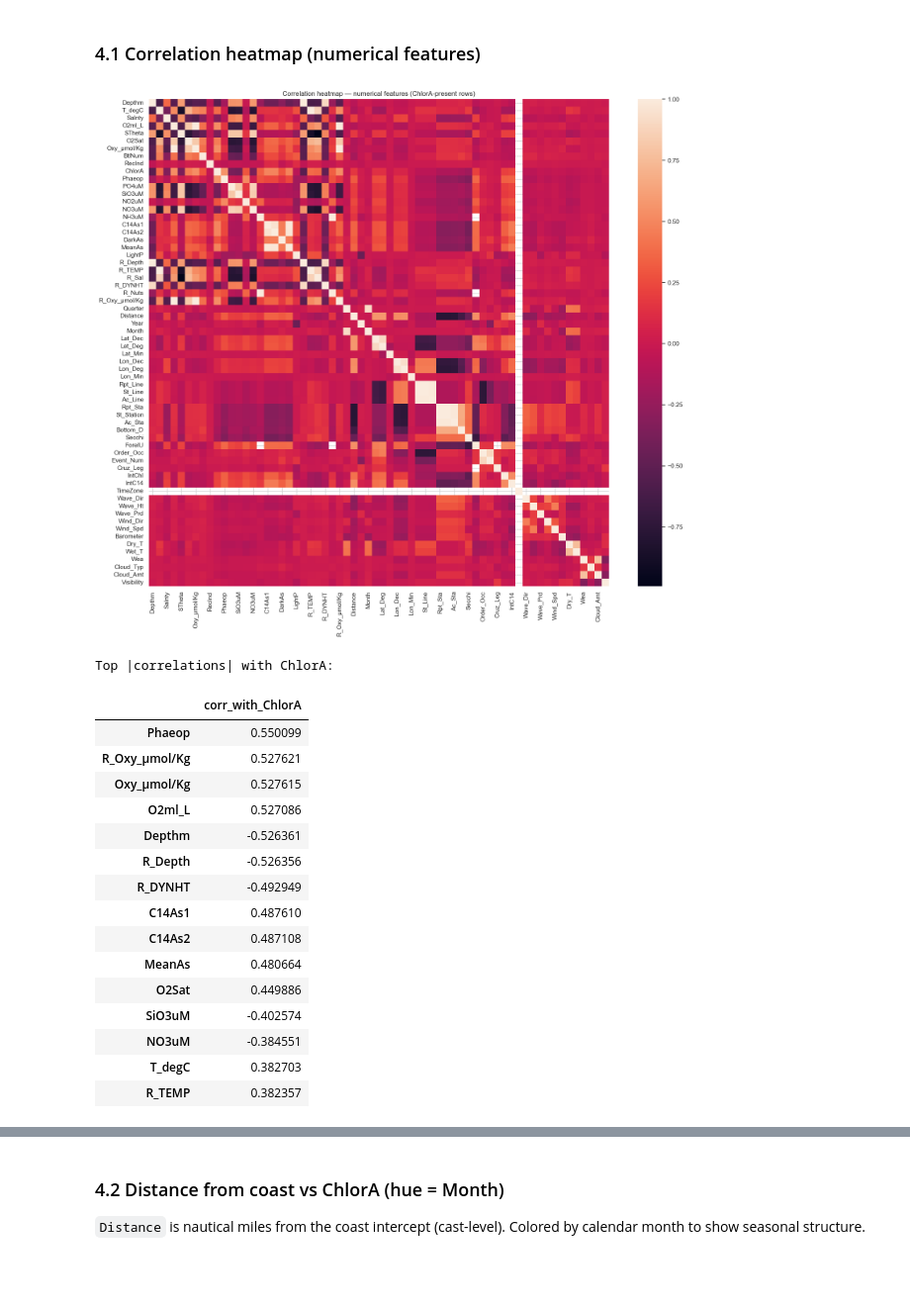
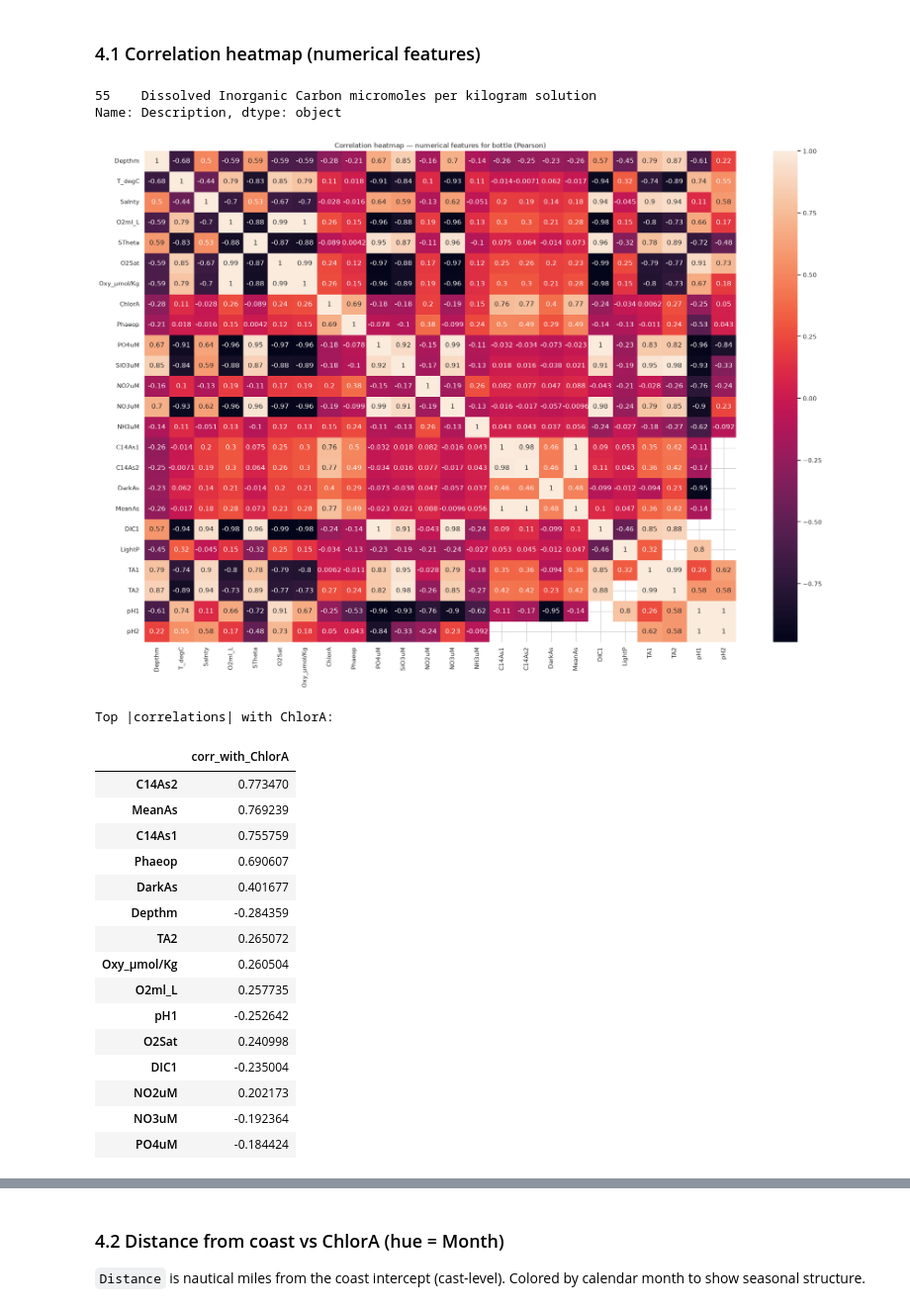
Before and after one commit to beppvis/23CSE301-Machine-Learning-Project, a Jupyter notebook: notebooks/regression_towards_chlora.ipynb, the cells around one changed output, grey strips where cells are left out. Shown at 99% size. Drawn from its saved outputs; the diff is of its cells as text; code cells hidden in the pictures; blank space fills up the shorter version.

```diff
--- a/notebooks/regression_towards_chlora.ipynb
+++ b/notebooks/regression_towards_chlora.ipynb
@@ -164,38 +140,51 @@ Numeric features used in heatmap: 64
 # %% [markdown]
 ### 4.1 Correlation heatmap (numerical features)
+# %%
+whatis('DIC1',bottle_desc)
+# %% [output]
+55    Dissolved Inorganic Carbon micromoles per kilogram solution
+Name: Description, dtype: object
 # %%
-corr = eda[corr_cols].corr(method="kendall",numeric_only=True)
+bottle_numeric_features = ['Depthm', 'T_degC',
+       'Salnty', 'O2ml_L', 'STheta', 'O2Sat', 'Oxy_µmol/Kg','ChlorA', 'Phaeop','PO4uM',
+       'SiO3uM',  'NO2uM',  'NO3uM','NH3uM',
+       'C14As1', 'C14As2',
+       'DarkAs',  'MeanAs','DIC1',
+       'LightP', 'TA1', 'TA2', 'pH1', 'pH2']
 
-fig, ax = plt.subplots(figsize=(16, 14))
+corr = df[bottle_numeric_features].corr(method="pearson",numeric_only=True)
+
+fig, ax = plt.subplots(figsize=(20, 14))
 sns.heatmap(
     corr,
+    annot=True
 
 )
-ax.set_title("Correlation heatmap — numerical features (ChlorA-present rows)")
+ax.set_title("Correlation heatmap — numerical features for bottle (Pearson)")
 plt.tight_layout()
 plt.show()
 
 # ChlorA correlations ranked
 if "ChlorA" in corr.columns:
     chlora_corr = corr["ChlorA"].drop("ChlorA").sort_values(key=abs, ascending=False)
     print("Top |correlations| with ChlorA:")
     display(chlora_corr.head(15).to_frame("corr_with_ChlorA"))
 # %% [output]
-[figure, old version]
+[figure, new version]
 Top |correlations| with ChlorA:
 |  | corr_with_ChlorA |
-| Phaeop | 0.550099 |
-| R_Oxy_µmol/Kg | 0.527621 |
-| Oxy_µmol/Kg | 0.527615 |
-| O2ml_L | 0.527086 |
-| Depthm | -0.526361 |
-| R_Depth | -0.526356 |
-| R_DYNHT | -0.492949 |
-| C14As1 | 0.487610 |
-| C14As2 | 0.487108 |
-| MeanAs | 0.480664 |
-| O2Sat | 0.449886 |
-| SiO3uM | -0.402574 |
-| NO3uM | -0.384551 |
-| T_degC | 0.382703 |
-| R_TEMP | 0.382357 |
+| C14As2 | 0.773470 |
+| MeanAs | 0.769239 |
+| C14As1 | 0.755759 |
+| Phaeop | 0.690607 |
+| DarkAs | 0.401677 |
+| Depthm | -0.284359 |
+| TA2 | 0.265072 |
+| Oxy_µmol/Kg | 0.260504 |
+| O2ml_L | 0.257735 |
+| pH1 | -0.252642 |
+| O2Sat | 0.240998 |
+| DIC1 | -0.235004 |
+| NO2uM | 0.202173 |
+| NO3uM | -0.192364 |
+| PO4uM | -0.184424 |
```
Also changed, not shown: parts of 38 cells of this notebook.
